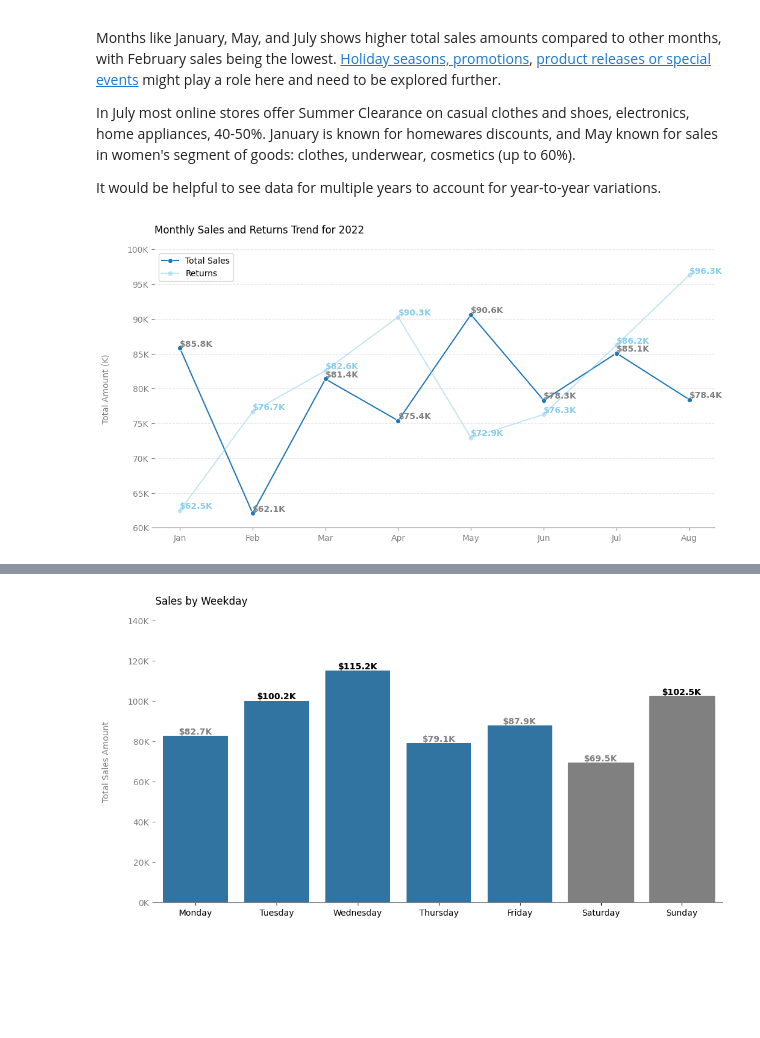
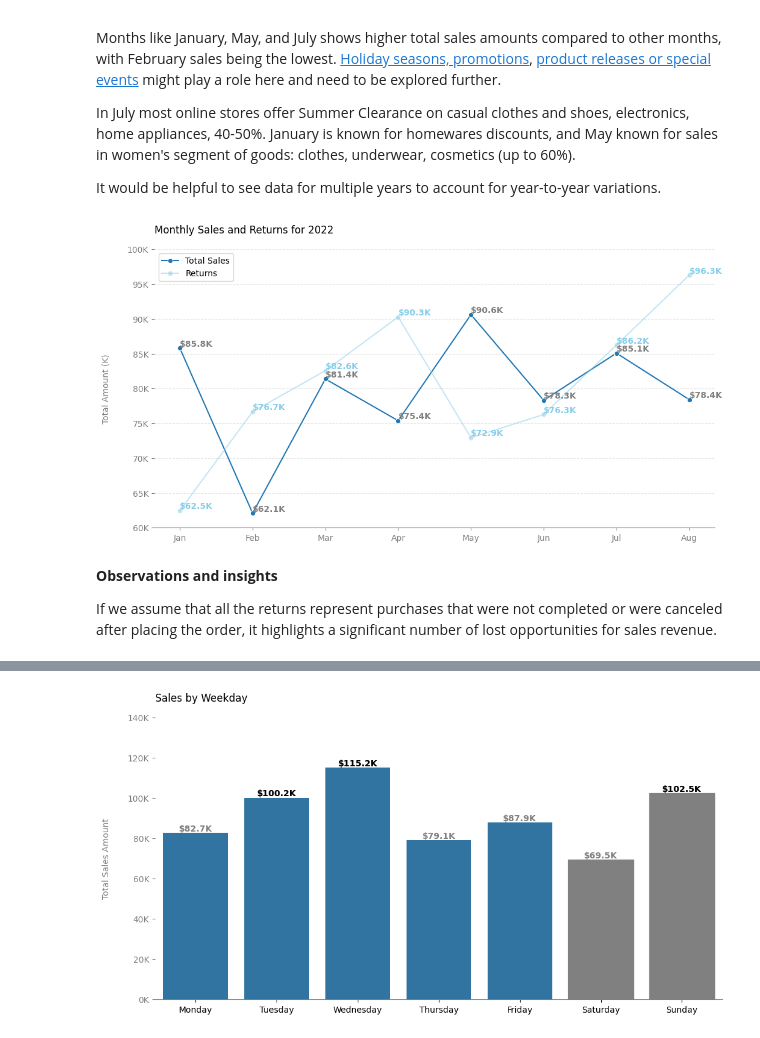
Before and after one commit to YuliaVK/Data-Analytics, a Jupyter notebook: EDA_Sales/notebooks/Sales_EDA.ipynb, the cells around one changed output, grey strips where cells are left out. Drawn from its saved outputs; the diff is of its cells as text; code cells hidden in the pictures; blank space fills up the shorter version.

```diff
--- a/EDA_Sales/notebooks/Sales_EDA.ipynb
+++ b/EDA_Sales/notebooks/Sales_EDA.ipynb
@@ -137,32 +138,36 @@ returned_month_sales = returned_orders.groupby('Month')['TotalAmount'].sum().res
 # %%
 
 plt.figure(figsize=(12, 6))
 g = sns.lineplot(x='Month', y='TotalAmount', data=month_sales, marker='o', label='Total Sales')
 sns.lineplot(x='Month', y='TotalAmount', data=returned_month_sales, marker='o', color='skyblue', alpha=0.5, label='Returns')
-plt.title('Monthly Sales and Returns Trend for 2022', loc='left', y=1.04)
+plt.title('Monthly Sales and Returns for 2022', loc='left', y=1.04)
 ylabels = ['{:,.0f}'.format(y) + 'K' for y in g.get_yticks() / 1000]
 g.set_yticks(g.get_yticks())
 g.set_yticklabels(ylabels)
 plt.ylabel('Total Amount (K)', color='grey', fontsize=10, labelpad=20)
 plt.xlabel(None)
 
 sns.despine()
 plt.grid(axis='y', linestyle='--', color='lightgrey', alpha=0.5)
 plt.gca().spines['left'].set_visible(False)
 plt.gca().spines['bottom'].set_color('grey')
 plt.tick_params(axis='x', colors='grey')
 plt.tick_params(axis='y', colors='grey')
 
 # Annotate max and min sales and return amounts
 for index, row in month_sales.iterrows():
     plt.text(row['Month'], row['TotalAmount'], f"${round(row['TotalAmount'] / 1000, 1)}K",
              ha='left', va='bottom', color='grey', fontweight='bold')
 
 for index, row in returned_month_sales.iterrows():
     plt.text(row['Month'], row['TotalAmount'], f"${round(row['TotalAmount'] / 1000, 1)}K",
              ha='left', va='bottom', color='skyblue', fontweight='bold')
 
 plt.legend()
 plt.show()
 # %% [output]
-[figure, old version]
+[figure, new version]
+# %% [markdown]
+**Observations and insights**
+
+If we assume that all the returns represent purchases that were not completed or were canceled after placing the order, it highlights a significant number of lost opportunities for sales revenue.
```
Also changed, not shown: parts of 10 cells of this notebook.
